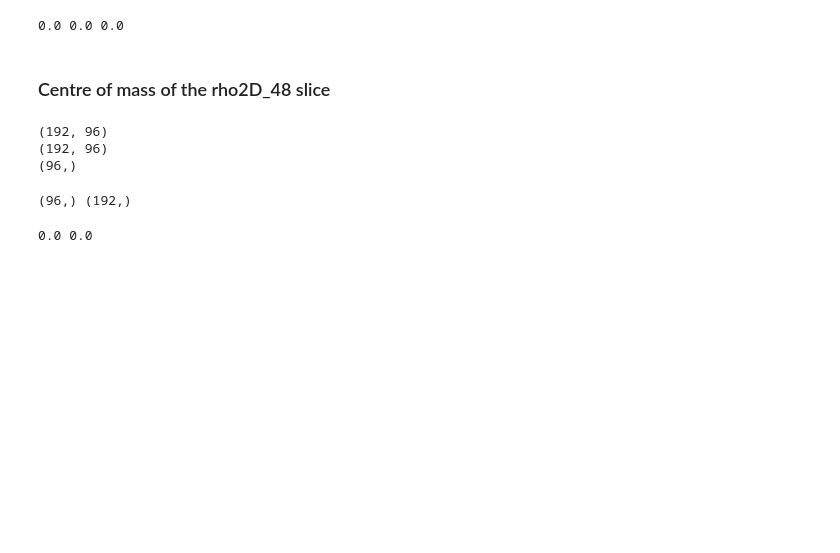
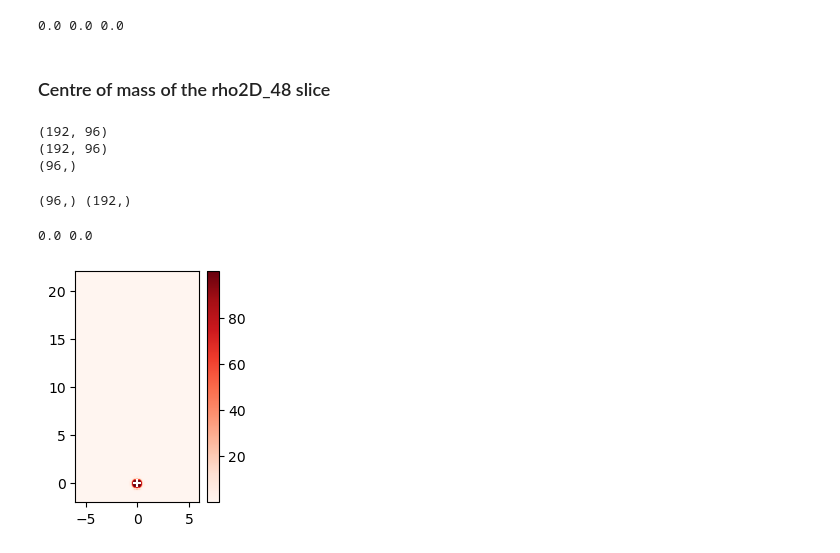
Before and after one commit to wbandabarragan/computational-physics-1, a Jupyter notebook: unit-3/310-integrals-2D-grid-data.ipynb, the cells around one changed output. Drawn from its saved outputs; the diff is of its cells as text; code cells hidden in the pictures; blank space fills up the shorter version.

```diff
--- a/unit-3/310-integrals-2D-grid-data.ipynb
+++ b/unit-3/310-integrals-2D-grid-data.ipynb
@@ -18,7 +18,7 @@ import pyvista as pv
 # %% [markdown]
 #### 1. Read mesh:
 # %%
-mesh = pv.read("/Users/wladimir/Dropbox/Yachay_Tech/Semestre1_2022/Docencia/Fisica_Computacional/Lectures/pre-class/Wind-Cloud-MHD-Al/data.0000.vtk")
+mesh = pv.read("/Users/wbandabarragan/Library/CloudStorage/Dropbox/Teaching_Arxiv/physics-teaching-data/3D-data/data.0000.vtk")
 # %% [markdown]
 #### 2. Check mesh contents:
 # %%
@@ -102,5 +102,8 @@ print(rho3D.shape)
 # %% [markdown]
 #### 6. Slice 3D data:
 # %%
-rho2D_48 = rho3D[48, :, :]
-tr12D_48 = tr13D[48, :, :]
+slice_n = rho3D.shape[0]//2
+print(slice_n)
+
+rho2D_48 = rho3D[slice_n, :, :]
+tr12D_48 = tr13D[slice_n, :, :]
@@ -396,3 +405,15 @@ cy_2D = np.sum(np.sum(rho2D_48*tr12D_48,axis=1)*(y_mid))/np.sum(rho2D_48*tr12D_4
 print(cx_2D, cy_2D)
 # %% [output]
 0.0 0.0
+# %%
+plt.figure(figsize = (2, 3))
+
+Z = plt.pcolor(X, Y, rho2D_48, shading='auto', cmap = 'Reds')
+
+plt.colorbar(Z)
+
+plt.scatter(cx_2D, cy_2D, marker = "+", color = "white")
+
+plt.show()
+# %% [output]
+[figure, added]
```
Also changed, not shown: parts of 4 cells of this notebook, 1 other file.
